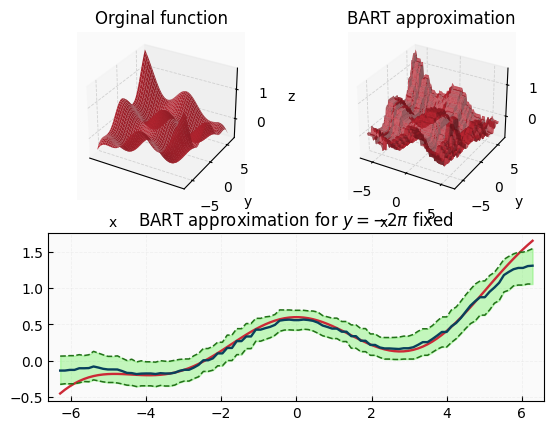
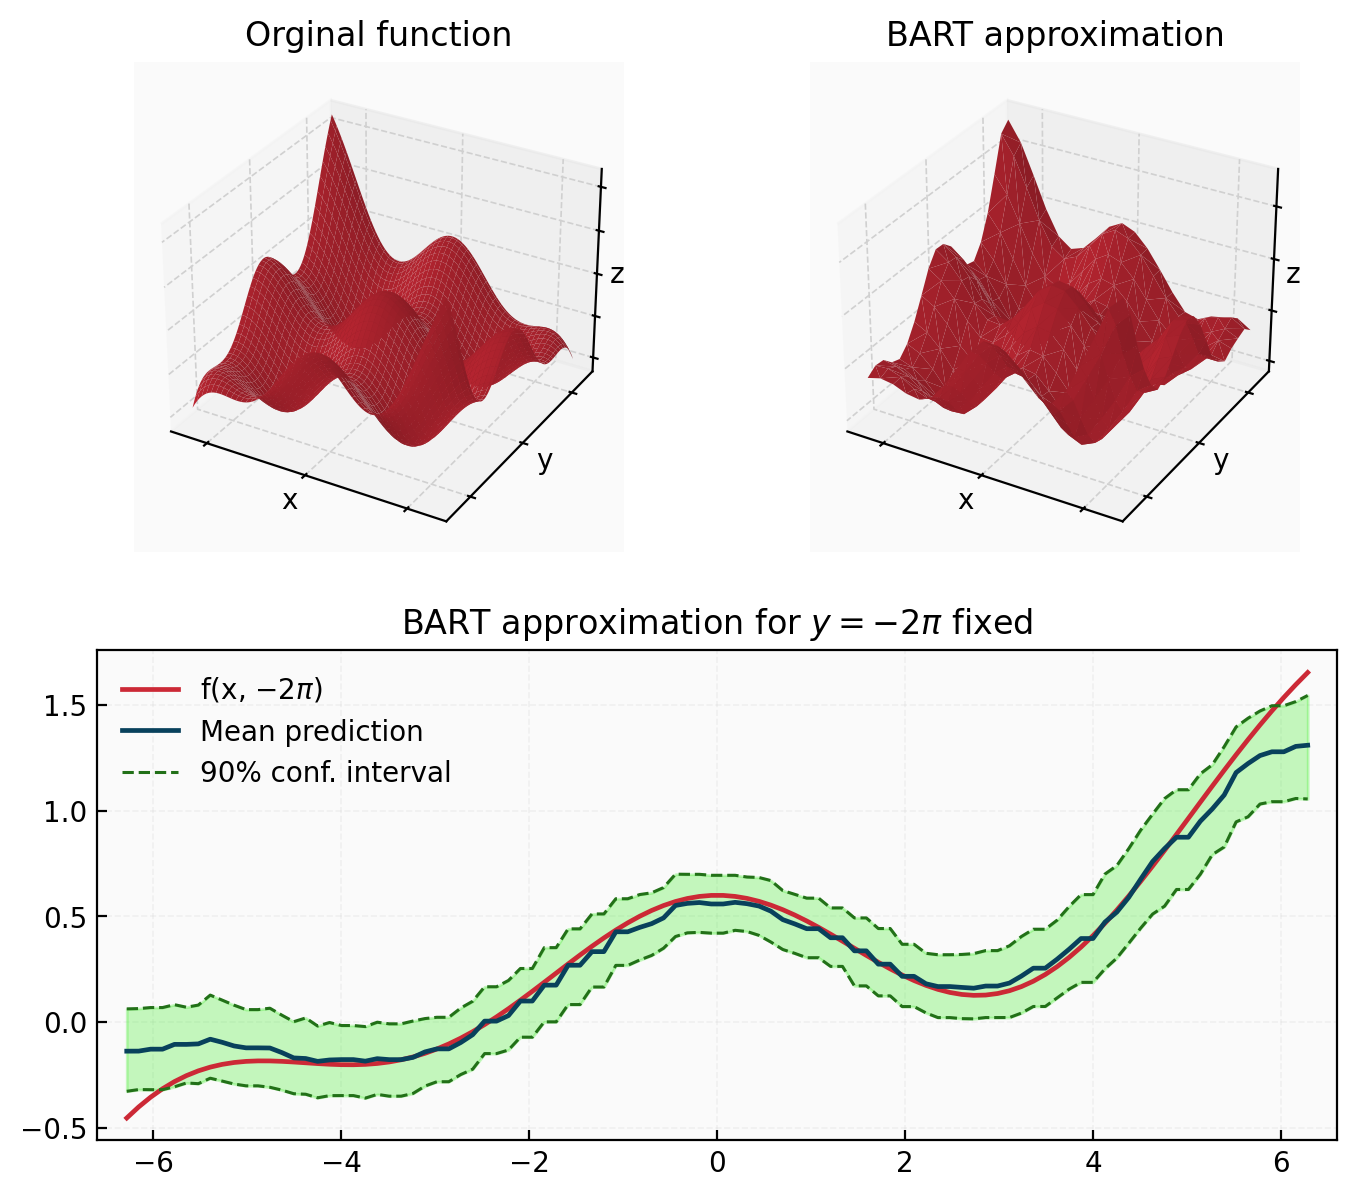
Code edit (unified diff) that turned the first committed figure into the second:
--- before
+++ after
@@ -1,3 +1,3 @@
-fig = plt.figure()
+fig = plt.figure(figsize=(8, 7), dpi=200)
 gs = fig.add_gridspec(2, 2)
 
@@ -5,28 +5,35 @@
 ax_original.plot_surface(X, Y, true_Z)
 ax_original.set_title("Orginal function")
-ax_original.set_xlabel("x")
-ax_original.set_xticks([])
-ax_original.set_ylabel("y")
-ax_original.set_yticks([])
-ax_original.set_zlabel("z")
-ax_original.set_zticks([])
+ax_original.set_xlabel("")
+ax_original.text2D(0.3, 0.09, "x", transform=ax_original.transAxes)
+ax_original.set_xticklabels([])
+ax_original.set_ylabel("")
+ax_original.text2D(0.82, 0.17, "y", transform=ax_original.transAxes)
+ax_original.set_yticklabels([])
+ax_original.set_zlabel("")
+ax_original.text2D(0.97, 0.55, "z", transform=ax_original.transAxes)
+ax_original.set_zticklabels([])
 
 ax_bart = fig.add_subplot(gs[0, 1], projection="3d")
-ax_bart.plot_trisurf(X.ravel(), Y.ravel(), bart_Z)
+ax_bart.plot_trisurf(X_pred.ravel(), Y_pred.ravel(), preds_2d[0])
 ax_bart.set_title("BART approximation")
-ax_bart.set_xlabel("x")
-ax_bart.set_xticks([])
-ax_bart.set_ylabel("y")
-ax_bart.set_yticks([])
-ax_bart.set_zlabel("z")
-ax_bart.set_zticks([])
+ax_bart.set_xlabel("")
+ax_bart.text2D(0.3, 0.09, "x", transform=ax_bart.transAxes)
+ax_bart.set_xticklabels([])
+ax_bart.set_ylabel("")
+ax_bart.text2D(0.82, 0.17, "y", transform=ax_bart.transAxes)
+ax_bart.set_yticklabels([])
+ax_bart.set_zlabel("")
+ax_bart.text2D(0.97, 0.55, "z", transform=ax_bart.transAxes)
+ax_bart.set_zticklabels([])
 
 ax_slice = fig.add_subplot(gs[1, :])
-ax_slice.plot(x, example_2d_f(x, min(y)))
-ax_slice.plot(x, slice_Z)
+ax_slice.plot(x, example_2d_f(x, min(y)), label=r"f(x, $-2\pi$)")
+ax_slice.plot(x, slice_Z, label="Mean prediction")
 ax_slice.plot(x, conf_ints_slice[0], ls='--', lw=1.1,  c=conf_color, label="90% conf. interval")
 ax_slice.plot(x, conf_ints_slice[1], ls='--', lw=1.1, c=conf_color)
 ax_slice.fill_between(x, conf_ints_slice[0], conf_ints_slice[1], color=fill_color, alpha=0.3)
-ax_slice.set_title("BART approximation for $y=-2\pi$ fixed")
+ax_slice.set_title(r"BART approximation for $y=-2\pi$ fixed")
+ax_slice.legend()
 
 plt.show()

Commit: Refactored bart into RegBart and created base BART class BaseBART